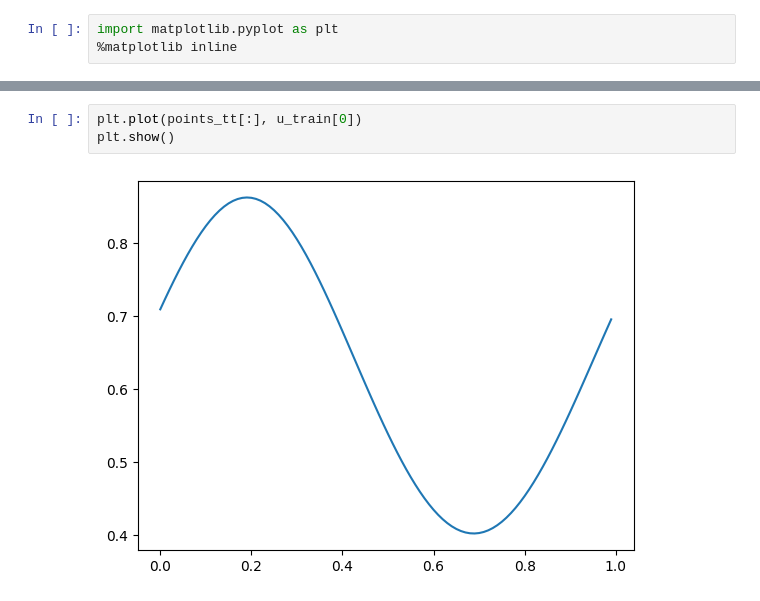
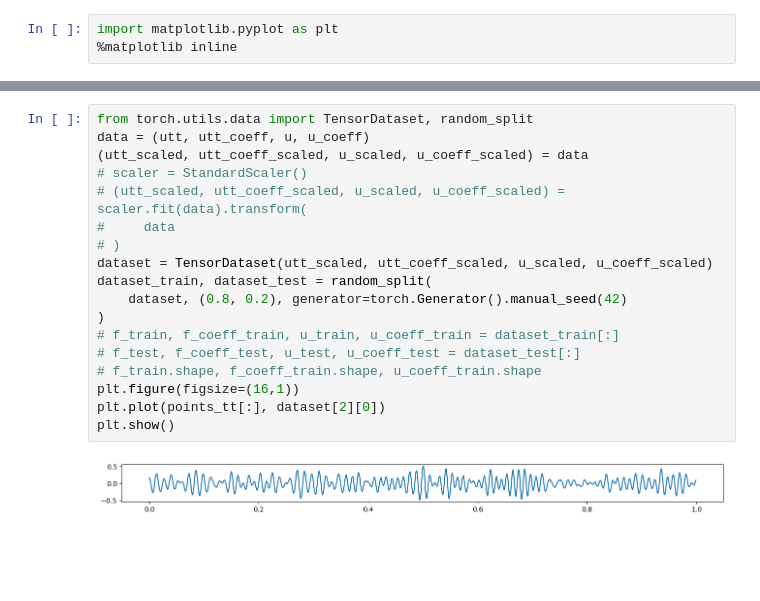
Before and after one commit to nidduzzi/SpectralSVR, a Jupyter notebook: notebooks/spectralsvr.ipynb, the cells around one changed output, grey strips where cells are left out. Drawn from its saved outputs; the diff is of its cells as text; blank space fills up the shorter version.

```diff
--- a/notebooks/spectralsvr.ipynb
+++ b/notebooks/spectralsvr.ipynb
@@ -94,6 +85,21 @@ f_train.shape, f_coeff_train.shape, u_coeff_train.shape
-# %%
-plt.plot(points_tt[:], u_train[0])
-plt.show()
-# %% [output]
-[figure, removed]
+# %%
+from torch.utils.data import TensorDataset, random_split
+data = (utt, utt_coeff, u, u_coeff)
+(utt_scaled, utt_coeff_scaled, u_scaled, u_coeff_scaled) = data
+# scaler = StandardScaler()
+# (utt_scaled, utt_coeff_scaled, u_scaled, u_coeff_scaled) = scaler.fit(data).transform(
+#     data
+# )
+dataset = TensorDataset(utt_scaled, utt_coeff_scaled, u_scaled, u_coeff_scaled)
+dataset_train, dataset_test = random_split(
+    dataset, (0.8, 0.2), generator=torch.Generator().manual_seed(42)
+)
+# f_train, f_coeff_train, u_train, u_coeff_train = dataset_train[:]
+# f_test, f_coeff_test, u_test, u_coeff_test = dataset_test[:]
+# f_train.shape, f_coeff_train.shape, u_coeff_train.shape
+plt.figure(figsize=(16,1))
+plt.plot(points_tt[:], dataset[2][0])
+plt.show()
+# %% [output]
+[figure, added]
 # %%
```
Also changed, not shown: parts of 14 cells of this notebook, 3 other files.
